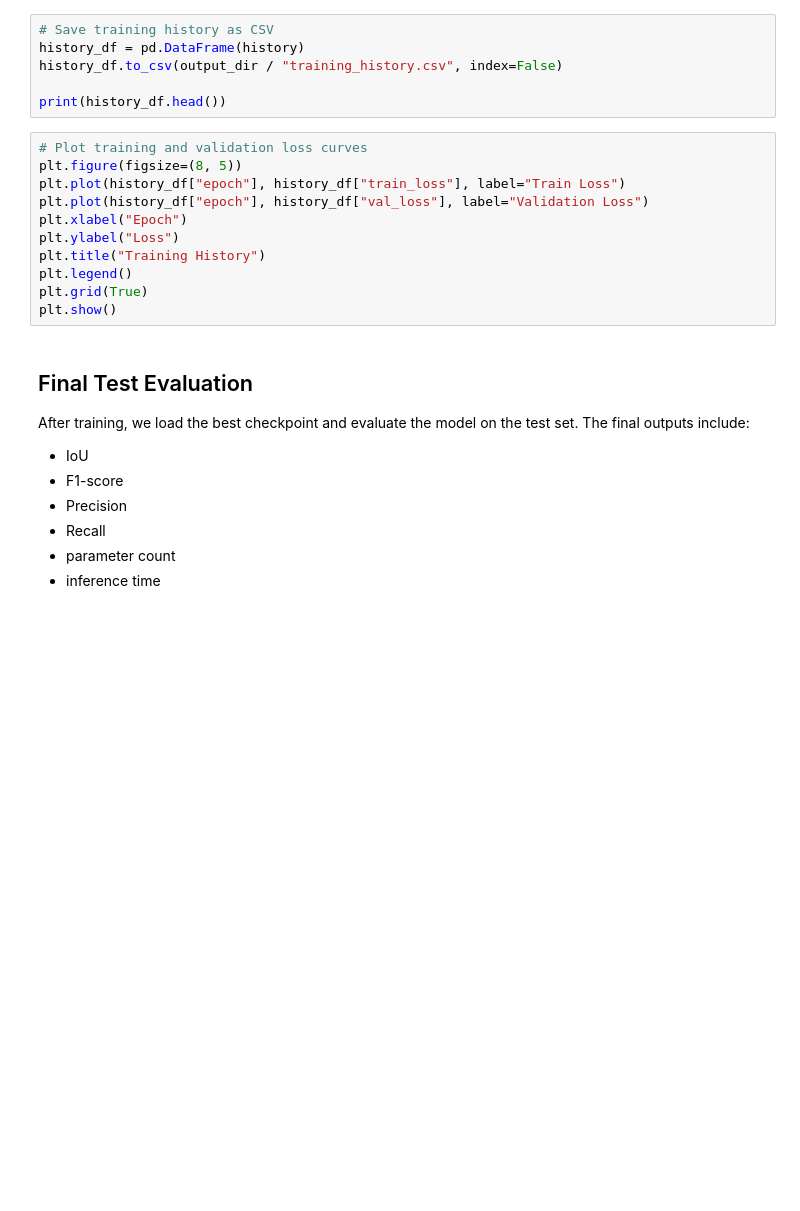
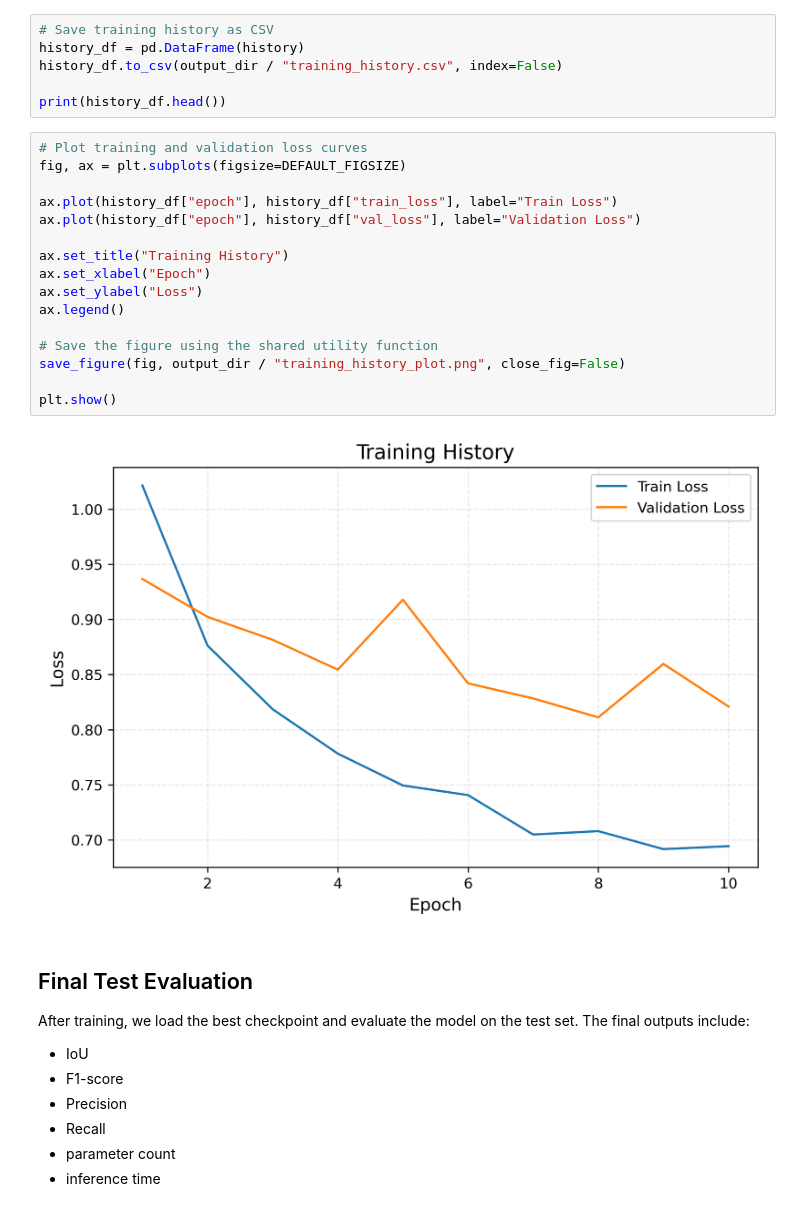
Before and after one commit to yg452-cloud/DSAN6600-final-project, a Jupyter notebook: notebooks/01_unet.ipynb, the cells around one changed output. Cells and saved outputs as stored; diff of their text form; blank space fills up the shorter version.

Commit message:
chenge the visuals style

```diff
--- a/notebooks/01_unet.ipynb
+++ b/notebooks/01_unet.ipynb
@@ -659,15 +663,22 @@ history_df.to_csv(output_dir / "training_history.csv", index=False)
 print(history_df.head())
 # %%
 # Plot training and validation loss curves
-plt.figure(figsize=(8, 5))
-plt.plot(history_df["epoch"], history_df["train_loss"], label="Train Loss")
-plt.plot(history_df["epoch"], history_df["val_loss"], label="Validation Loss")
-plt.xlabel("Epoch")
-plt.ylabel("Loss")
-plt.title("Training History")
-plt.legend()
-plt.grid(True)
+fig, ax = plt.subplots(figsize=DEFAULT_FIGSIZE)
+
+ax.plot(history_df["epoch"], history_df["train_loss"], label="Train Loss")
+ax.plot(history_df["epoch"], history_df["val_loss"], label="Validation Loss")
+
+ax.set_title("Training History")
+ax.set_xlabel("Epoch")
+ax.set_ylabel("Loss")
+ax.legend()
+
+# Save the figure using the shared utility function
+save_figure(fig, output_dir / "training_history_plot.png", close_fig=False)
+
 plt.show()
+# %% [output]
+[figure, added]
 # %% [markdown]
 ## Final Test Evaluation
 
```
Also changed, not shown: parts of 2 cells of this notebook, 21 other files.
